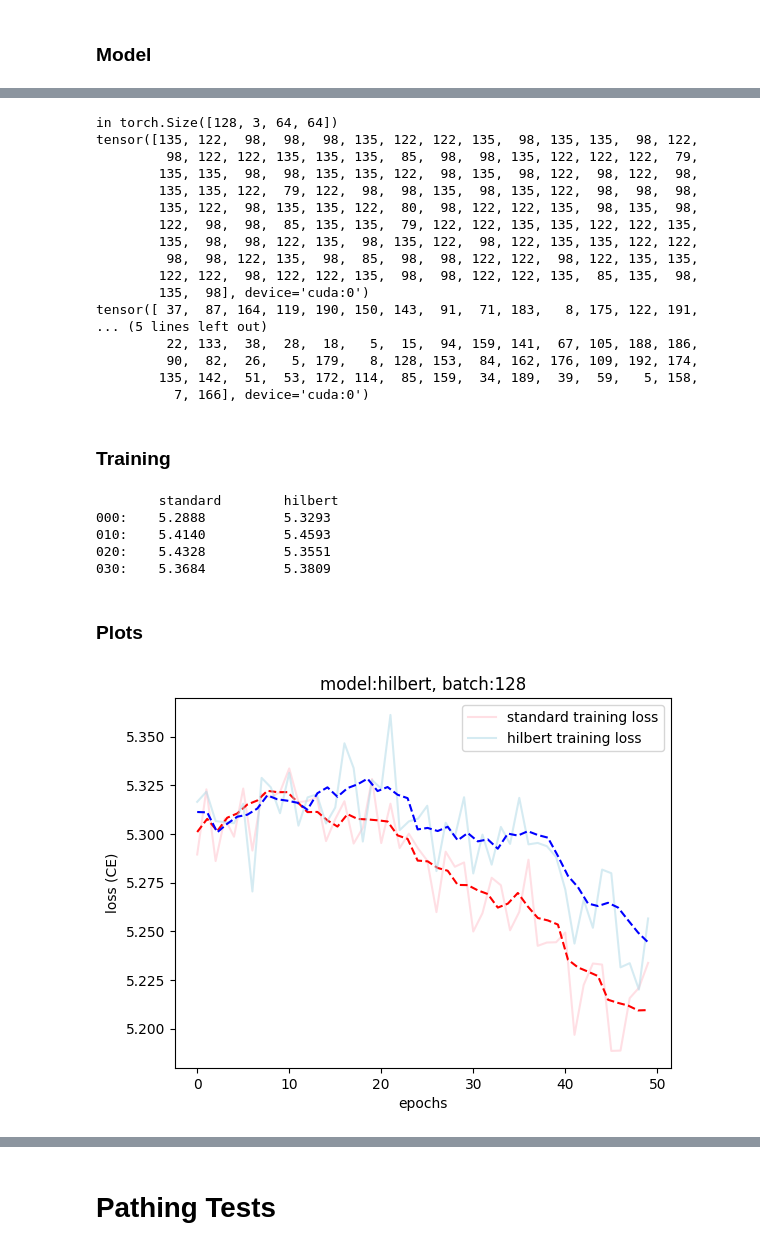
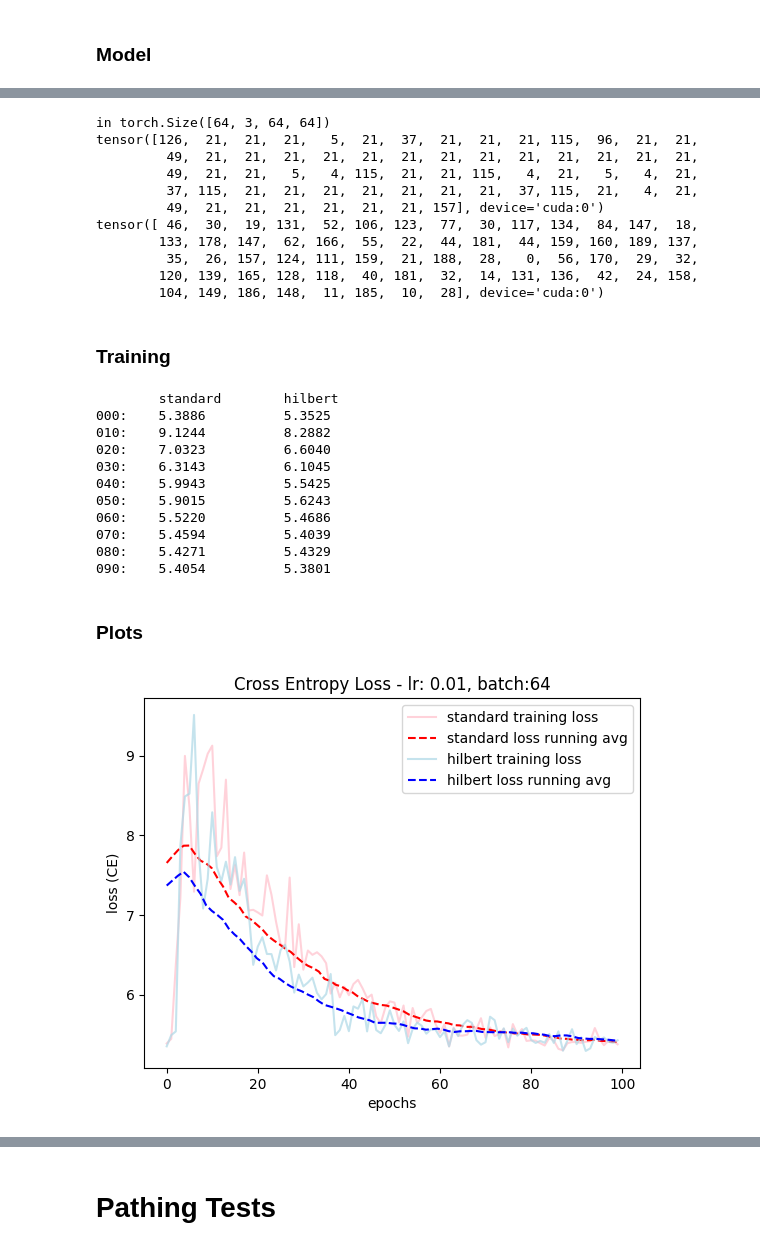
Before and after one commit to BenSpicer/VMamba, a Jupyter notebook: project.ipynb, the cells around one changed output, grey strips where cells are left out. Drawn from its saved outputs; the diff is of its cells as text; code cells hidden in the pictures.

```diff
--- a/project.ipynb
+++ b/project.ipynb
@@ -67,7 +67,7 @@ print(ds.shape)
 train_data = ImageDataset(ds, split='train')
 val_data = ImageDataset(ds, split='valid')
 
-batch_size = 128
+batch_size = 64
 
 train_loader = DataLoader(train_data, batch_size=batch_size, collate_fn=pad_images, shuffle=True)
 val_loader = DataLoader(val_data, batch_size=batch_size, collate_fn=pad_images, shuffle=True)
@@ -103,23 +102,17 @@ print('in', input.shape)
 print(torch.argmax(models[default_model](input), dim=-1))
 print(label)
 # %% [output]
-in torch.Size([128, 3, 64, 64])
-tensor([135, 122,  98,  98,  98, 135, 122, 122, 135,  98, 135, 135,  98, 122,
-         98, 122, 122, 135, 135, 135,  85,  98,  98, 135, 122, 122, 122,  79,
-        135, 135,  98,  98, 135, 135, 122,  98, 135,  98, 122,  98, 122,  98,
-        135, 135, 122,  79, 122,  98,  98, 135,  98, 135, 122,  98,  98,  98,
-        135, 122,  98, 135, 135, 122,  80,  98, 122, 122, 135,  98, 135,  98,
-        122,  98,  98,  85, 135, 135,  79, 122, 122, 135, 135, 122, 122, 135,
-        135,  98,  98, 122, 135,  98, 135, 122,  98, 122, 135, 135, 122, 122,
-         98,  98, 122, 135,  98,  85,  98,  98, 122, 122,  98, 122, 135, 135,
-        122, 122,  98, 122, 122, 135,  98,  98, 122, 122, 135,  85, 135,  98,
-        135,  98], device='cuda:0')
-tensor([ 37,  87, 164, 119, 190, 150, 143,  91,  71, 183,   8, 175, 122, 191,
-... (5 lines left out)
-         22, 133,  38,  28,  18,   5,  15,  94, 159, 141,  67, 105, 188, 186,
-         90,  82,  26,   5, 179,   8, 128, 153,  84, 162, 176, 109, 192, 174,
-        135, 142,  51,  53, 172, 114,  85, 159,  34, 189,  39,  59,   5, 158,
-          7, 166], device='cuda:0')
+in torch.Size([64, 3, 64, 64])
+tensor([126,  21,  21,  21,   5,  21,  37,  21,  21,  21, 115,  96,  21,  21,
+         49,  21,  21,  21,  21,  21,  21,  21,  21,  21,  21,  21,  21,  21,
+         49,  21,  21,   5,   4, 115,  21,  21, 115,   4,  21,   5,   4,  21,
+         37, 115,  21,  21,  21,  21,  21,  21,  21,  37, 115,  21,   4,  21,
+         49,  21,  21,  21,  21,  21,  21, 157], device='cuda:0')
+tensor([ 46,  30,  19, 131,  52, 106, 123,  77,  30, 117, 134,  84, 147,  18,
+        133, 178, 147,  62, 166,  55,  22,  44, 181,  44, 159, 160, 189, 137,
+         35,  26, 157, 124, 111, 159,  21, 188,  28,   0,  56, 170,  29,  32,
+        120, 139, 165, 128, 118,  40, 181,  32,  14, 131, 136,  42,  24, 158,
+        104, 149, 186, 148,  11, 185,  10,  28], device='cuda:0')
 # %% [markdown]
 ### Training
 # %%
@@ -203,50 +212,52 @@ def train_compare(
 # %%
 n_epochs = 100
 
-train_loss = train_compare(n_epochs, models, train_loader, verbose=1)
+train_loss, train_accuracy, val_loss, val_accuracy = train_compare(n_epochs, models, train_loader, verbose=1, accuracy=True, val_loader=val_loader)
 # print(train_loss)
 # %% [output]
         standard        hilbert
-000:    5.2888          5.3293
-010:    5.4140          5.4593
-020:    5.4328          5.3551
-030:    5.3684          5.3809
+000:    5.3886          5.3525
+010:    9.1244          8.2882
+020:    7.0323          6.6040
+030:    6.3143          6.1045
+040:    5.9943          5.5425
+050:    5.9015          5.6243
+060:    5.5220          5.4686
+070:    5.4594          5.4039
+080:    5.4271          5.4329
+090:    5.4054          5.3801
 # %% [markdown]
 ### Plots
 # %%
 import matplotlib.pyplot as plt
 import datetime
 import numpy as np
 
 def moving_average(y, window=10):
     average_y = []
     for ind in range(len(y) - window + 1):
         average_y.append(np.mean(y[ind:ind+window]))
 
     return np.array(average_y)
 
 current_time = datetime.datetime.now()
 
 t_colors = ['pink', 'lightblue']
 avg_colors = ['red', 'blue']
 for i, (model_name, model) in enumerate(models.items()):
-    # if model_name == 'hilbert': continue
 
     t_loss = train_loss[i]
-    # v_loss = train_loss[i]
-    plt.plot(t_loss, label=f'{model_name} training loss', alpha=0.5, color=t_colors[i])
-    # plt.plot(v_loss, label=f'{model_name} training loss', alpha=0.65, color=v_colors[i])
-    # print(np.linspace(0, n_epochs-1, len(train_loss[i])))
+    plt.plot(t_loss, label=f'{model_name} training loss', alpha=0.7, color=t_colors[i])
 
     x = range(n_epochs)
-    y = moving_average(t_loss, window=max(n_epochs//10, 1))
-    plt.plot(np.linspace(0, n_epochs-1, len(y)), y,"--", color=avg_colors[i])
+    y = moving_average(t_loss, window=max(n_epochs//5, 1))
+    plt.plot(np.linspace(0, n_epochs-1, len(y)), y,"--", color=avg_colors[i], label=f'{model_name} loss running avg')
 
-    plt.title(f'model:{model_name}, batch:{batch_size}')
+    plt.title(f'Cross Entropy Loss - lr: {0.01}, batch:{batch_size}')
     plt.legend()
     plt.xlabel('epochs')
     plt.ylabel('loss (CE)')
 
 plt.savefig(f'output/M{model_name}B{batch_size}T{current_time}.png')
 # %% [output]
-[figure, old version]
+[figure, new version]
```
Also changed, not shown: parts of 6 cells of this notebook, 2 other files.
